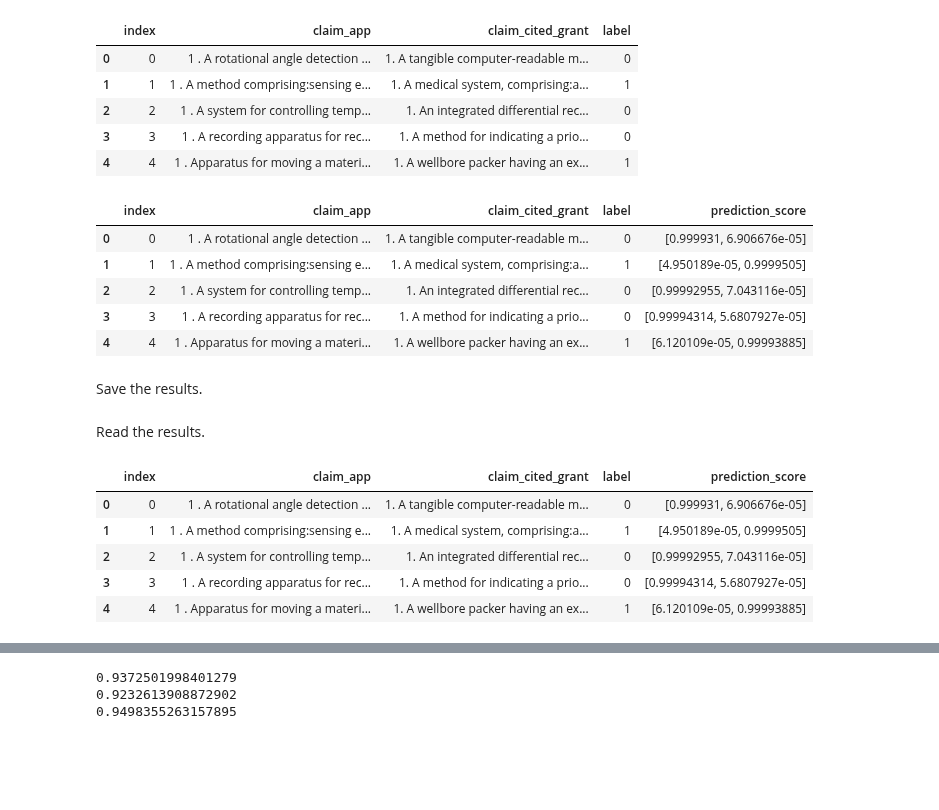
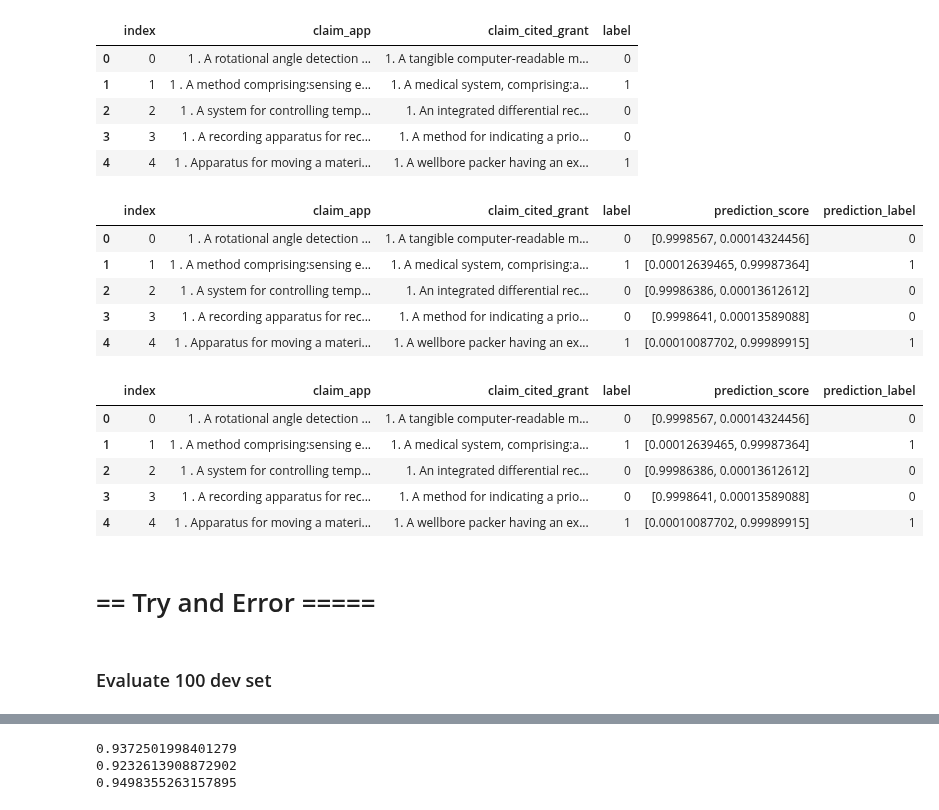
Before and after one commit to yoheikikuta/US-patent-analysis, a Jupyter notebook: notebook/bert_input.ipynb, the cells around one changed output, grey strips where cells are left out. Cells and saved outputs as stored; diff of their text form; code cells hidden in the pictures; blank space fills up the shorter version.

Commit message:
Predict dataframe.

```diff
--- a/notebook/bert_input.ipynb
+++ b/notebook/bert_input.ipynb
@@ -257,5 +298,5 @@ Wall time: 4.38 s
 # %%
-result = estimator.predict(input_fn=predict_input_fn)
+result = estimator.predict(batch_input_function)
 # %%
 %%time
 #It will take about one hour on a CPU environment.
@@ -311,5 +327,7 @@ test_df.head()
 # %% [markdown]
 #### Label { 0: not cited, 1: cited }
+# %%
+test_100 = test_data[0:100].copy()
 # %%
-test_df['label'] = [ 0 if elem == 'not_entailment' else 1 for elem in test_df['label'] ]
+test_100['label'] = [ 0 if elem == 'not_entailment' else 1 for elem in test_100['label'] ]
 # %%
@@ -322,15 +340,13 @@ test_df.head()
 | 3 | 3 | 1 . A recording apparatus for rec... | 1. A method for indicating a prio... | 0 |
 | 4 | 4 | 1 . Apparatus for moving a materi... | 1. A wellbore packer having an ex... | 1 |
 # %%
-test_df['prediction_score'] = result
+test_100['prediction_score'] = result
 # %%
-test_df.head()
+test_100.head()
 # %% [output]
-|  | index | claim_app | claim_cited_grant | label | prediction_score |
-| 0 | 0 | 1 . A rotational angle detection ... | 1. A tangible computer-readable m... | 0 | [0.999931, 6.906676e-05] |
-| 1 | 1 | 1 . A method comprising:sensing e... | 1. A medical system, comprising:a... | 1 | [4.950189e-05, 0.9999505] |
-| 2 | 2 | 1 . A system for controlling temp... | 1. An integrated differential rec... | 0 | [0.99992955, 7.043116e-05] |
-| 3 | 3 | 1 . A recording apparatus for rec... | 1. A method for indicating a prio... | 0 | [0.99994314, 5.6807927e-05] |
-| 4 | 4 | 1 . Apparatus for moving a materi... | 1. A wellbore packer having an ex... | 1 | [6.120109e-05, 0.99993885] |
+|  | index | claim_app | claim_cited_grant | label | prediction_score | prediction_label |
+| 0 | 0 | 1 . A rotational angle detection ... | 1. A tangible computer-readable m... | 0 | [0.9998567, 0.00014324456] | 0 |
+| 1 | 1 | 1 . A method comprising:sensing e... | 1. A medical system, comprising:a... | 1 | [0.00012639465, 0.99987364] | 1 |
+| 2 | 2 | 1 . A system for controlling temp... | 1. An integrated differential rec... | 0 | [0.99986386, 0.00013612612] | 0 |
+| 3 | 3 | 1 . A recording apparatus for rec... | 1. A method for indicating a prio... | 0 | [0.9998641, 0.00013589088] | 0 |
+| 4 | 4 | 1 . Apparatus for moving a materi... | 1. A wellbore packer having an ex... | 1 | [0.00010087702, 0.99989915] | 1 |
-# %% [markdown]
-Save the results.
@@ -339,2 +352,0 @@ test_df.to_pickle("../data/bert-training-results/patent_1000/predict_result_df.p
-# %% [markdown]
-Read the results.
@@ -343,9 +357,9 @@ test_df = pd.read_pickle("../data/bert-training-results/patent_1000/predict_resu
 # %%
-test_df.head()
+test_100.head()
 # %% [output]
-|  | index | claim_app | claim_cited_grant | label | prediction_score |
-| 0 | 0 | 1 . A rotational angle detection ... | 1. A tangible computer-readable m... | 0 | [0.999931, 6.906676e-05] |
-| 1 | 1 | 1 . A method comprising:sensing e... | 1. A medical system, comprising:a... | 1 | [4.950189e-05, 0.9999505] |
-| 2 | 2 | 1 . A system for controlling temp... | 1. An integrated differential rec... | 0 | [0.99992955, 7.043116e-05] |
-| 3 | 3 | 1 . A recording apparatus for rec... | 1. A method for indicating a prio... | 0 | [0.99994314, 5.6807927e-05] |
-| 4 | 4 | 1 . Apparatus for moving a materi... | 1. A wellbore packer having an ex... | 1 | [6.120109e-05, 0.99993885] |
+|  | index | claim_app | claim_cited_grant | label | prediction_score | prediction_label |
+| 0 | 0 | 1 . A rotational angle detection ... | 1. A tangible computer-readable m... | 0 | [0.9998567, 0.00014324456] | 0 |
+| 1 | 1 | 1 . A method comprising:sensing e... | 1. A medical system, comprising:a... | 1 | [0.00012639465, 0.99987364] | 1 |
+| 2 | 2 | 1 . A system for controlling temp... | 1. An integrated differential rec... | 0 | [0.99986386, 0.00013612612] | 0 |
+| 3 | 3 | 1 . A recording apparatus for rec... | 1. A method for indicating a prio... | 0 | [0.9998641, 0.00013589088] | 0 |
+| 4 | 4 | 1 . Apparatus for moving a materi... | 1. A wellbore packer having an ex... | 1 | [0.00010087702, 0.99989915] | 1 |
@@ -355,0 +366,4 @@ test_df['prediction_label'] = [
+# %% [markdown]
+# == Try and Error =====
+# %% [markdown]
+### Evaluate 100 dev set
```
Also changed, not shown: parts of 65 cells of this notebook.
